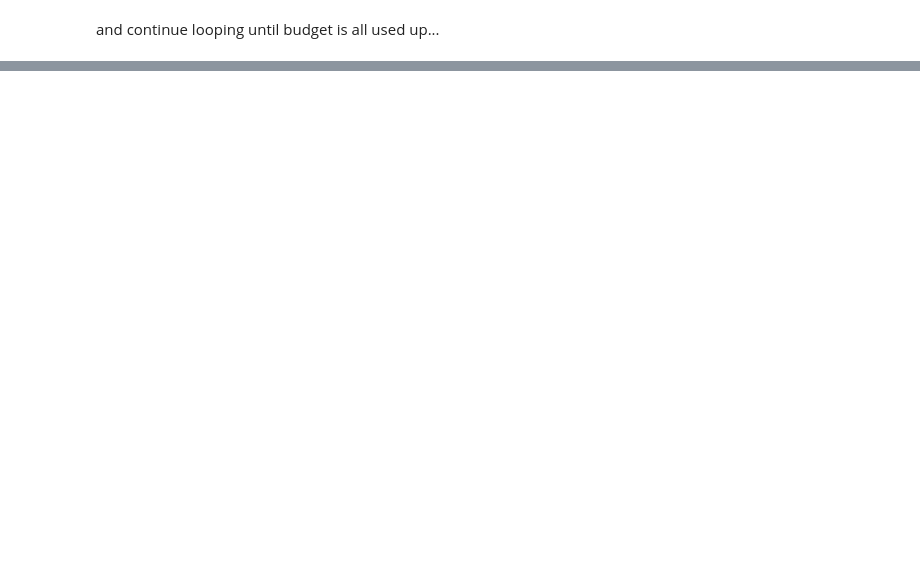
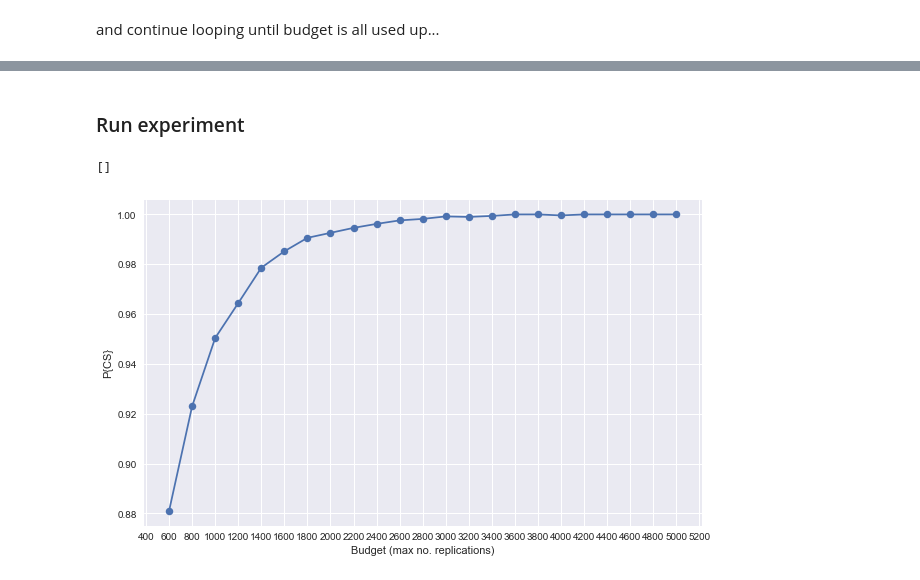
Before and after one commit to CLAHRCWessex/subset-selection-problem, a Jupyter notebook: OCBA-m.ipynb, the cells around one changed output, grey strips where cells are left out. Saved outputs shown, nothing was run; the diff lists cells and outputs as text; code cells hidden in the pictures; blank space fills up the shorter version.

Commit message:
Implemented numerical test of OCBA-m

```diff
--- a/OCBA-m.ipynb
+++ b/OCBA-m.ipynb
@@ -251,7 +315,7 @@ def cs(selected_top_m, true_top_m):
     @true_top_m - numpy.array containing the indexes of the true top m means
 
     """
-    return np.array_equal(selected_top_m, true_top_m)
+    return np.array_equal(np.sort(selected_top_m), true_top_m)
 # %%
 def oc(true_means, selected_top_m, true_top_m):
     """
@@ -306,21 +385,0 @@ budgets = [i for i in range(200, T + 200, 200)]
-# %%
-#loop through budgets
-
-correct_selections = []
-opportunity_costs = []
-
-data = load_systems(ifile_name)
-
-for t in budgets:
-
-    allocations = np.full(k, n_0, dtype=int)
-    systems = simulate(data, k, allocations)
-
-    means, ses, allocations = ocba_m(systems, allocations, t)
-    selected_top_m = top_m(means, m)
-
-    correct_selections.append(cs(selected_top_m, true_top_m))
-    opportunity_costs.append(oc(true_means, selected_top_m, true_top_m))
-
-print("P(cs): {0}".format(p_cs(correct_selections)))
-print("E(OC): {0}".format(e_oc(opportunity_costs)))
@@ -329,0 +388,10 @@ E(OC): -0.15
+# %%
+data = np.genfromtxt(ifile_name, delimiter=",", skip_footer=0).transpose()
+
+data.shape
+
+experiments = bootstrap(data, boots = 5000)
+
+experiments.shape
+# %% [markdown]
+### Run experiment
@@ -329,0 +440,2 @@ E(OC): -0.15
+# %%
+css, ocs = numerical_experiment(experiments, budgets)
@@ -329,0 +452,11 @@ E(OC): -0.15
+# %%
+fig = plt.figure(figsize=(10,6))
+ax = pd.DataFrame(css, columns=budgets).mean(axis=0).plot(style='.-', ms=15)
+ax.set_ylabel("P{CS}")
+ax.set_xlabel("Budget (max no. replications)")
+ax.set_xticks(ticks = [i for i in range(200, 8000, 200)])
+
+ax.plot()
+# %% [output]
+[]
+[figure, added]
```
Also changed, not shown: parts of 46 cells of this notebook, 8 other files.
